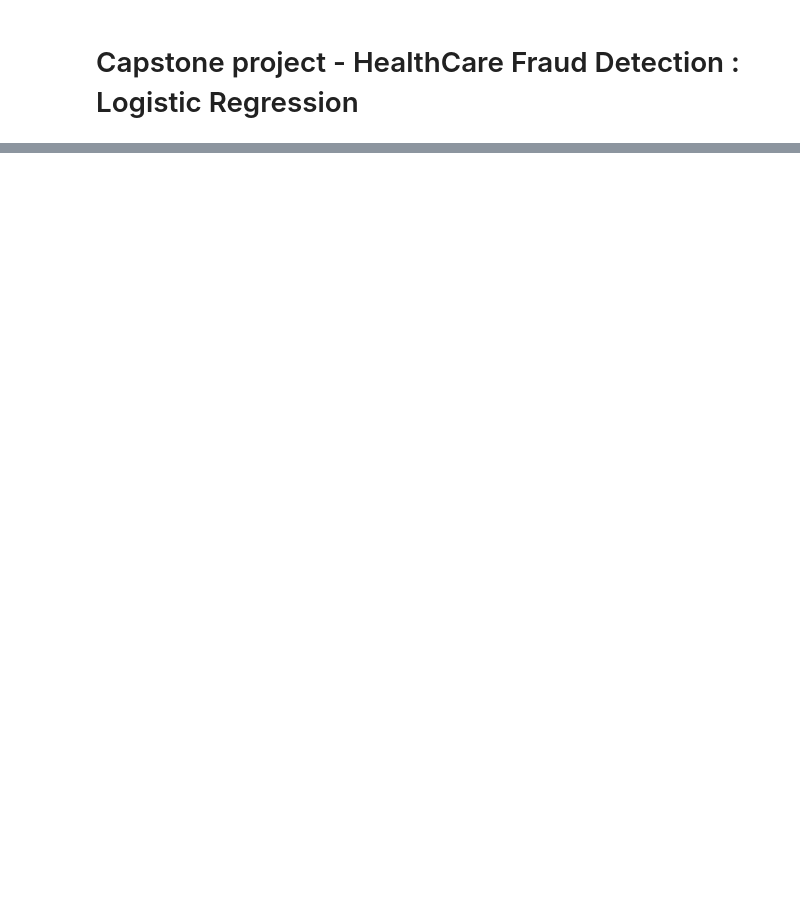
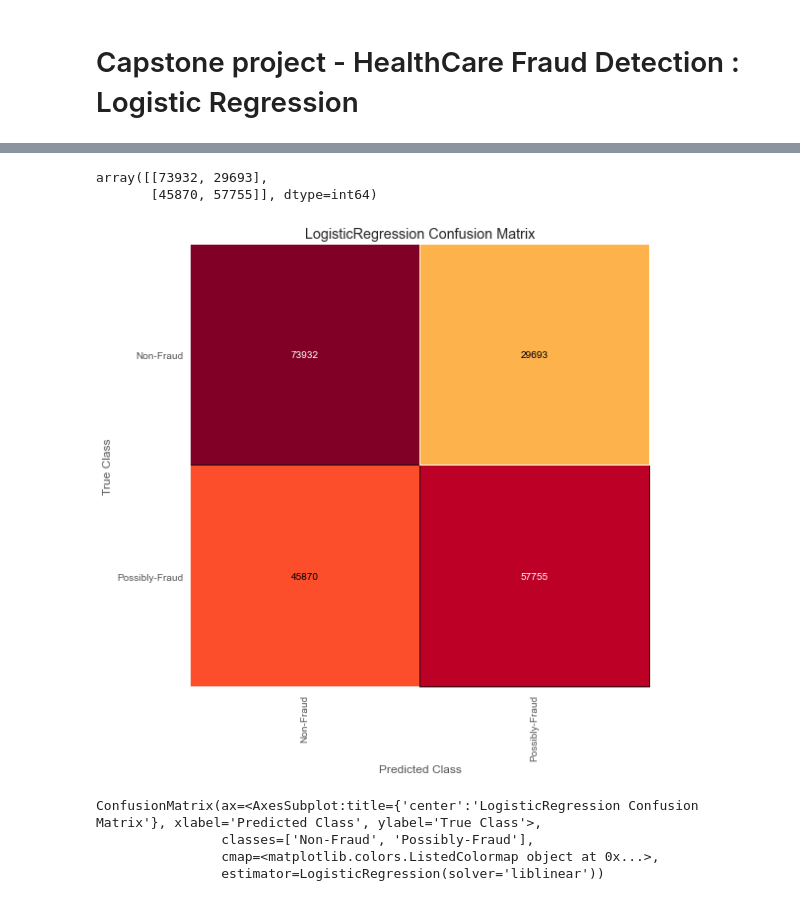
Before and after one commit to suhitasva/Capstone_Project, a Jupyter notebook: LGR_models.ipynb, the cells around one changed output, grey strips where cells are left out. Drawn from its saved outputs; the diff is of its cells as text; code cells hidden in the pictures; blank space fills up the shorter version.

Commit message:
Label encoded y variable, used SMOTE for unbalanced data and ran few basic models and visualized results

```diff
--- a/LGR_models.ipynb
+++ b/LGR_models.ipynb
@@ -30,0 +139,22 @@ test_df.head(5)
+# %%
+# Upsampling the minority class via SMOTE
+
+trainX_SM, trainY_SM = SMOTE(random_state=0).fit_resample(trainX, trainY)
+testX_SM, testY_SM = SMOTE(random_state=0).fit_resample(testX, testY)
+
+# Looking at dataset shapes
+
+print('Shape of SMOTE balanced trainX data :',trainX_SM.shape)
+print('Shape of SMOTE balanced trainY data :',trainY_SM.shape)
+print('Shape of SMOTE balanced testX data :',testX_SM.shape)
+print('Shape of SMOTE balanced testY data :',testY_SM.shape, end='\n')
+print('\n')
+print("*"*60)
+
+# Looking at class ratios
+
+print('\n')
+print('Class ratio - Fraud/Non-Fraud (trainY_SM) :',trainY_SM.value_counts(normalize=True)*100)
+print('Class ratio - Fraud/Non-Fraud (testY_SM) :',testY_SM.value_counts(normalize=True)*100, end='\n')
+print('\n')
+print("*"*60)
@@ -30,0 +210,5 @@ test_df.head(5)
+# %%
+# First Logistic Regression Baseline Model
+
+base_logitsm1 = LogisticRegression(solver='liblinear')
+model_results(trainX_SM, trainY_SM, testX_SM, testY_SM, base_logitsm1, show=True)
@@ -30,0 +232,22 @@ test_df.head(5)
+# %%
+# Looking at confusion matrix
+
+get_confusion_matrix(base_logitsm1, testX_SM, testY_SM)
+# %% [output]
+array([[73932, 29693],
+       [45870, 57755]], dtype=int64)
+# %%
+# Visualizing the confusion matrix with Yellowbricks
+
+plt.figure(figsize = (8,8))
+confusion_matrix(
+    base_logitsm1,
+    trainX_SM, trainY_SM, testX_SM, testY_SM,
+    classes=['Non-Fraud', 'Possibly-Fraud']
+)
+# %% [output]
+[figure, added]
+ConfusionMatrix(ax=<AxesSubplot:title={'center':'LogisticRegression Confusion Matrix'}, xlabel='Predicted Class', ylabel='True Class'>,
+                classes=['Non-Fraud', 'Possibly-Fraud'],
+                cmap=<matplotlib.colors.ListedColormap object at 0x...>,
+                estimator=LogisticRegression(solver='liblinear'))
```
Also changed, not shown: parts of 31 cells of this notebook.
